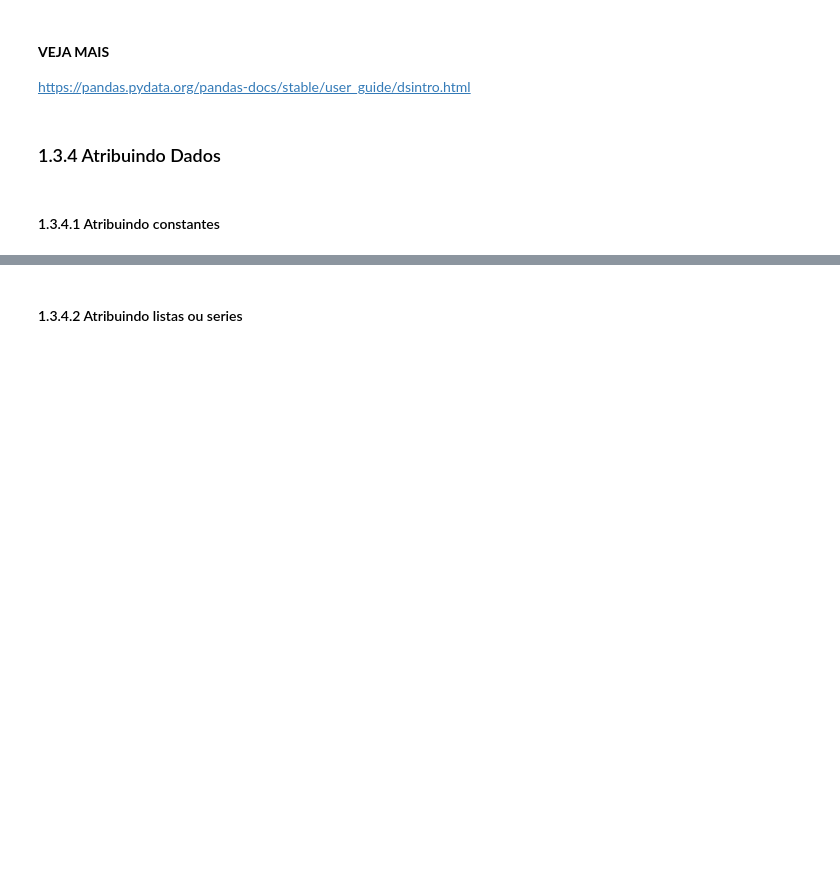
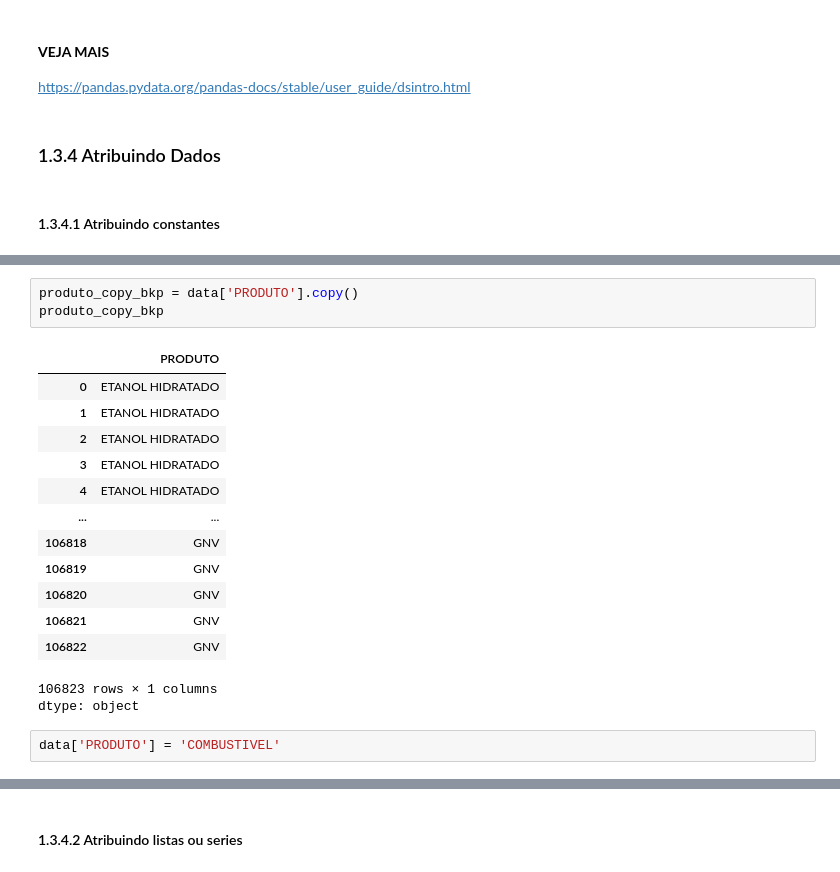
Before and after one commit to GustavoEmanuel901/Pandas-Python, a Jupyter notebook: manipulacao_de_dados_codigo_base.ipynb, the cells around one changed output, grey strips where cells are left out. Saved outputs shown, nothing was run; the diff lists cells and outputs as text; blank space fills up the shorter version.

```diff
--- a/manipulacao_de_dados_codigo_base.ipynb
+++ b/manipulacao_de_dados_codigo_base.ipynb
@@ -358,0 +377,20 @@ https://pandas.pydata.org/pandas-docs/stable/user_guide/dsintro.html
+# %%
+produto_copy_bkp = data['PRODUTO'].copy()
+produto_copy_bkp
+# %% [output]
+|  | PRODUTO |
+| 0 | ETANOL HIDRATADO |
+| 1 | ETANOL HIDRATADO |
+| 2 | ETANOL HIDRATADO |
+| 3 | ETANOL HIDRATADO |
+| 4 | ETANOL HIDRATADO |
+| ... | ... |
+| 106818 | GNV |
+| 106819 | GNV |
+| 106820 | GNV |
+| 106821 | GNV |
+| 106822 | GNV |
+106823 rows × 1 columns
+dtype: object
+# %%
+data['PRODUTO'] = 'COMBUSTIVEL'
```
Also changed, not shown: parts of 10 cells of this notebook.
